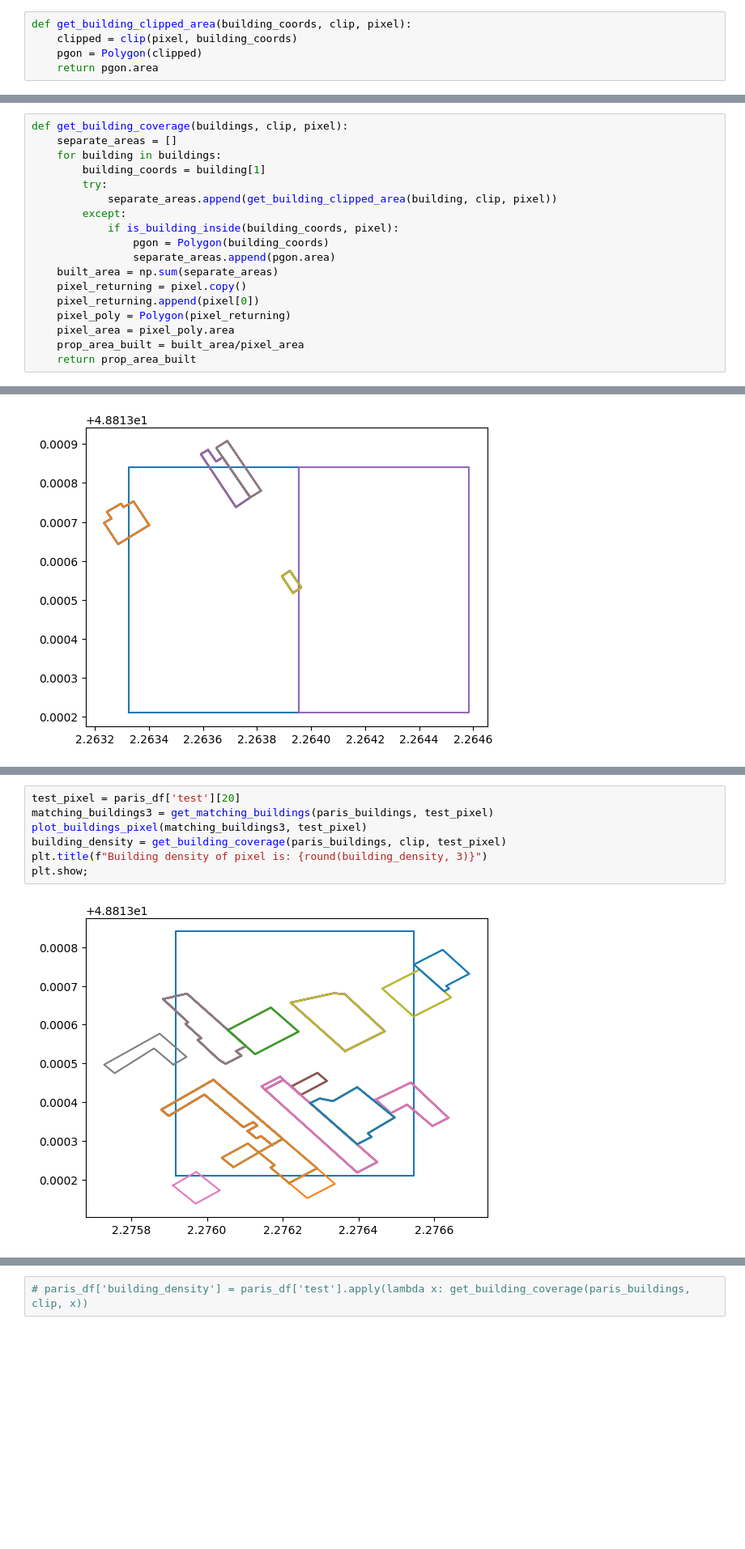
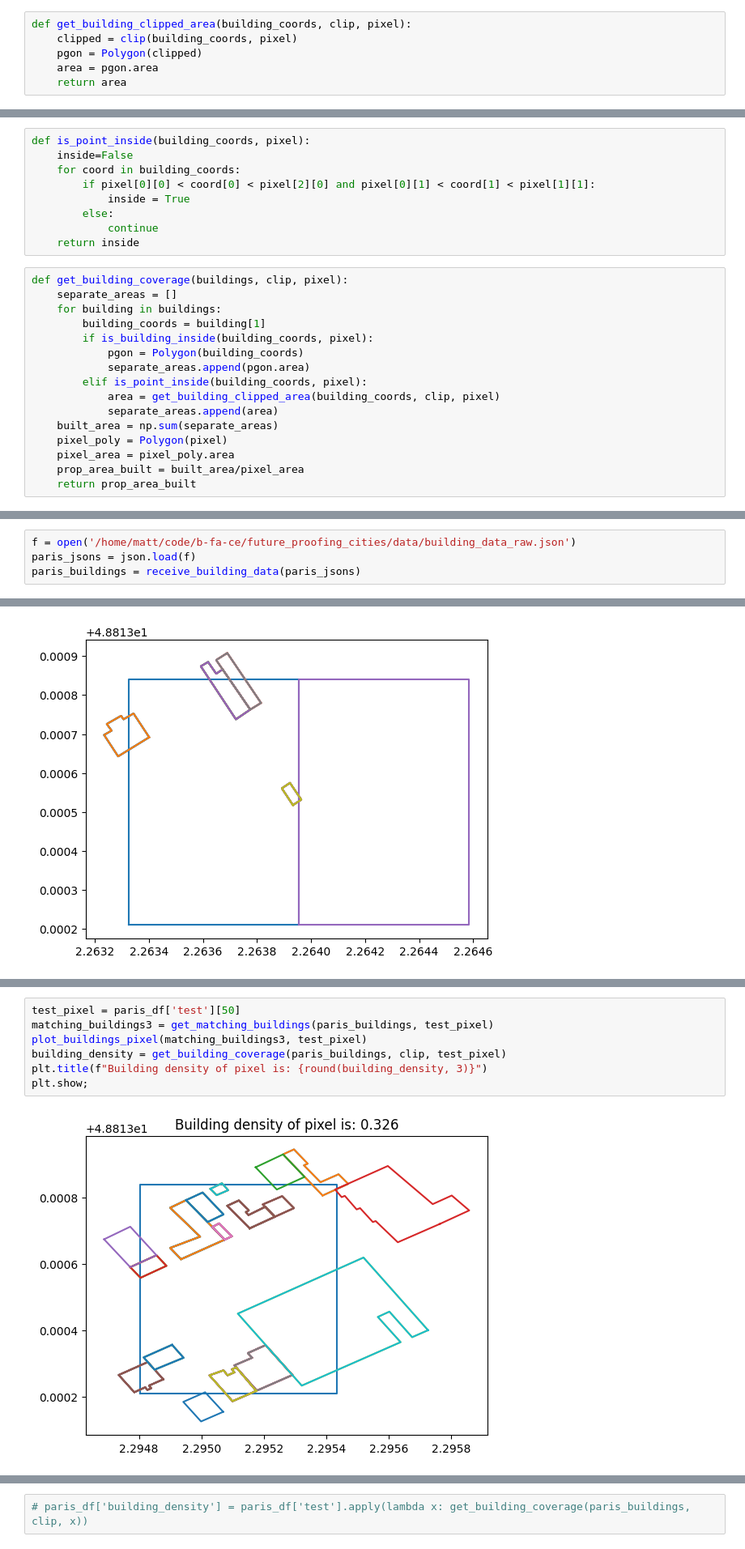
Before and after one commit to b-fa-ce/future_proofing_cities, a Jupyter notebook: notebooks/pixel_data.ipynb, the cells around one changed output, grey strips where cells are left out. Shown: that part at 81% size. Cells and saved outputs as stored; diff of their text form; blank space fills up the shorter version.

Commit message:
Updated building_data scripts.

```diff
--- a/notebooks/pixel_data.ipynb
+++ b/notebooks/pixel_data.ipynb
@@ -63,9 +69,10 @@ list
 clip = PolygonClipper(warn_if_empty=False)
 # %%
 def get_building_clipped_area(building_coords, clip, pixel):
-    clipped = clip(pixel, building_coords)
+    clipped = clip(building_coords, pixel)
     pgon = Polygon(clipped)
-    return pgon.area
+    area = pgon.area
+    return area
 # %%
 def is_building_inside(building_coords, pixel):
     inside=True
@@ -75,21 +82,28 @@ def is_building_inside(building_coords, pixel):
         else:
             inside = False
     return inside
+# %%
+def is_point_inside(building_coords, pixel):
+    inside=False
+    for coord in building_coords:
+        if pixel[0][0] < coord[0] < pixel[2][0] and pixel[0][1] < coord[1] < pixel[1][1]:
+            inside = True
+        else:
+            continue
+    return inside
 # %%
 def get_building_coverage(buildings, clip, pixel):
     separate_areas = []
     for building in buildings:
         building_coords = building[1]
-        try:
-            separate_areas.append(get_building_clipped_area(building, clip, pixel))
-        except:
-            if is_building_inside(building_coords, pixel):
-                pgon = Polygon(building_coords)
-                separate_areas.append(pgon.area)
+        if is_building_inside(building_coords, pixel):
+            pgon = Polygon(building_coords)
+            separate_areas.append(pgon.area)
+        elif is_point_inside(building_coords, pixel):
+            area = get_building_clipped_area(building_coords, clip, pixel)
+            separate_areas.append(area)
     built_area = np.sum(separate_areas)
-    pixel_returning = pixel.copy()
-    pixel_returning.append(pixel[0])
-    pixel_poly = Polygon(pixel_returning)
+    pixel_poly = Polygon(pixel)
     pixel_area = pixel_poly.area
     prop_area_built = built_area/pixel_area
     return prop_area_built
@@ -123 +135,5 @@ ConnectionError: HTTPSConnectionPool(host='data.osmbuildings.org', port=443): Ma
+# %%
+f = open('/home/matt/code/b-fa-ce/future_proofing_cities/data/building_data_raw.json')
+paris_jsons = json.load(f)
+paris_buildings = receive_building_data(paris_jsons)
 # %%
@@ -225,9 +276,9 @@ plot_buildings_pixel(matching_buildings2, troublesome_pixel)
 # %%
-test_pixel = paris_df['test'][20]
+test_pixel = paris_df['test'][50]
 matching_buildings3 = get_matching_buildings(paris_buildings, test_pixel)
 plot_buildings_pixel(matching_buildings3, test_pixel)
 building_density = get_building_coverage(paris_buildings, clip, test_pixel)
 plt.title(f"Building density of pixel is: {round(building_density, 3)}")
 plt.show;
 # %% [output]
-[figure, old version]
+[figure, new version]
```
Also changed, not shown: parts of 17 cells of this notebook, 1 other file.
